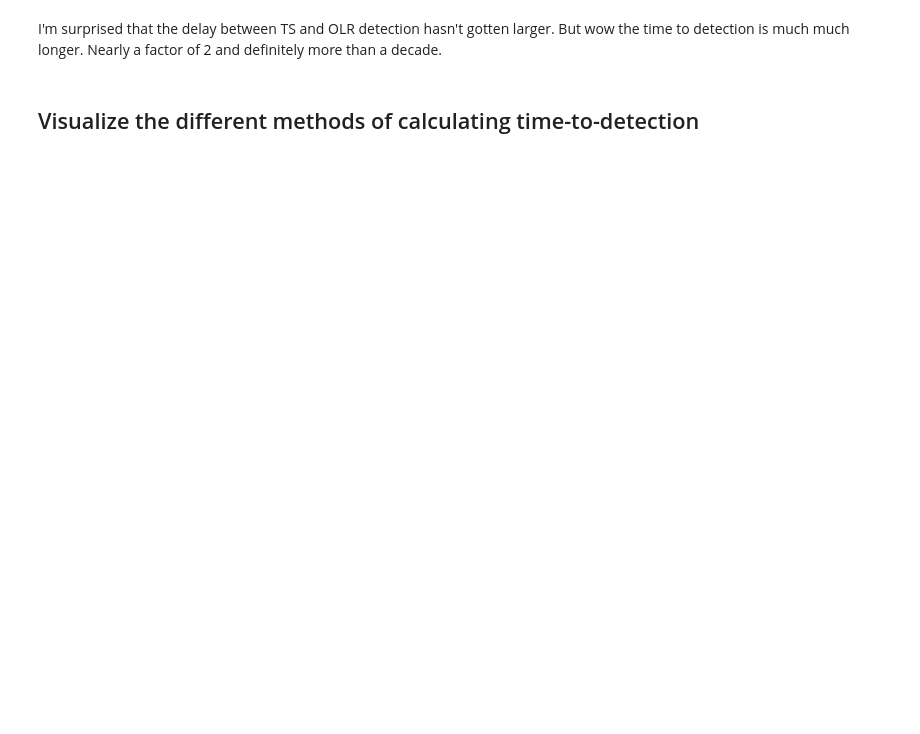
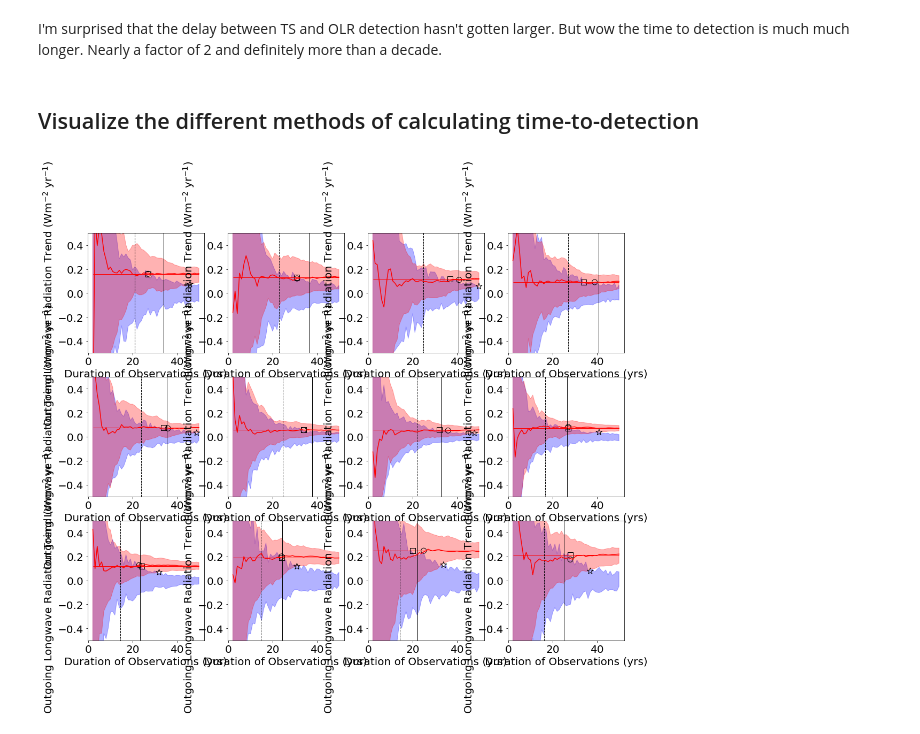
Before and after one commit to jshaw35/spectral_ice, a Jupyter notebook: trend_uncertainty/detectiontime_comparison.ipynb, the cells around one changed output. Drawn from its saved outputs; the diff is of its cells as text; code cells hidden in the pictures; blank space fills up the shorter version.

```diff
--- a/trend_uncertainty/detectiontime_comparison.ipynb
+++ b/trend_uncertainty/detectiontime_comparison.ipynb
@@ -1143,3 +1291,14 @@ def plot_detection(var_name,var_fullname,var_units,ylims=None):
     det_ax1.tick_params(labelsize=20)
 
     return det_fig1
+# %%
+_fig,_axs = plt.subplots(3,4,figsize=(18,14))
+
+_axs = _axs.flat
+
+_var = 'FLUT'
+
+for i,_ax in enumerate(_axs):
+    flut_emergenceplot = plot_detection_monthly(i+1,_var,ens_varnames[_var],ens_varunits[_var],ylims=[-0.5,0.5],ax=_ax,legend=None)
+# %% [output]
+[figure, added]
```
Also changed, not shown: parts of 26 cells of this notebook.
